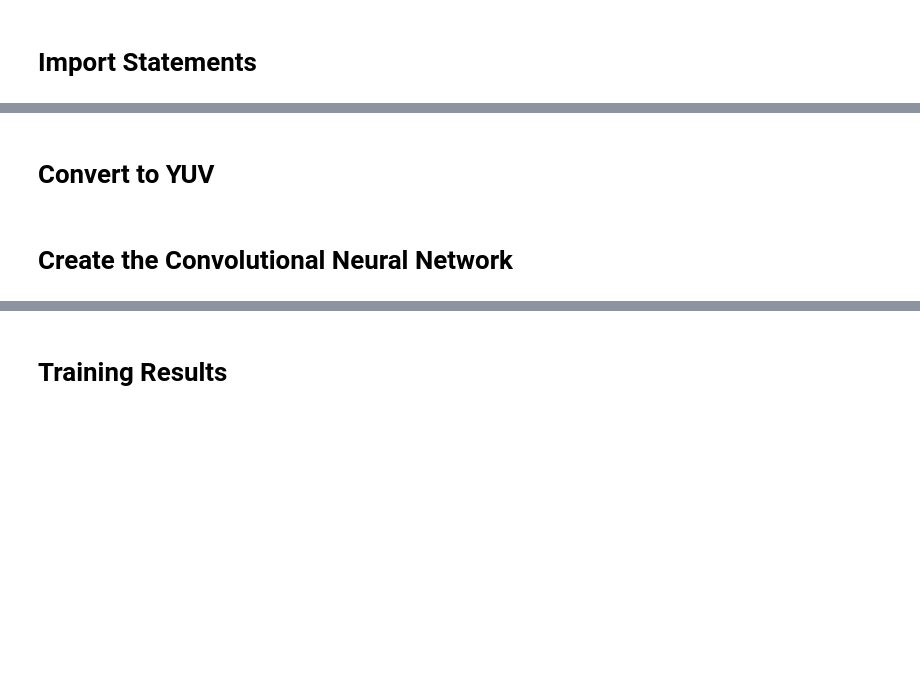
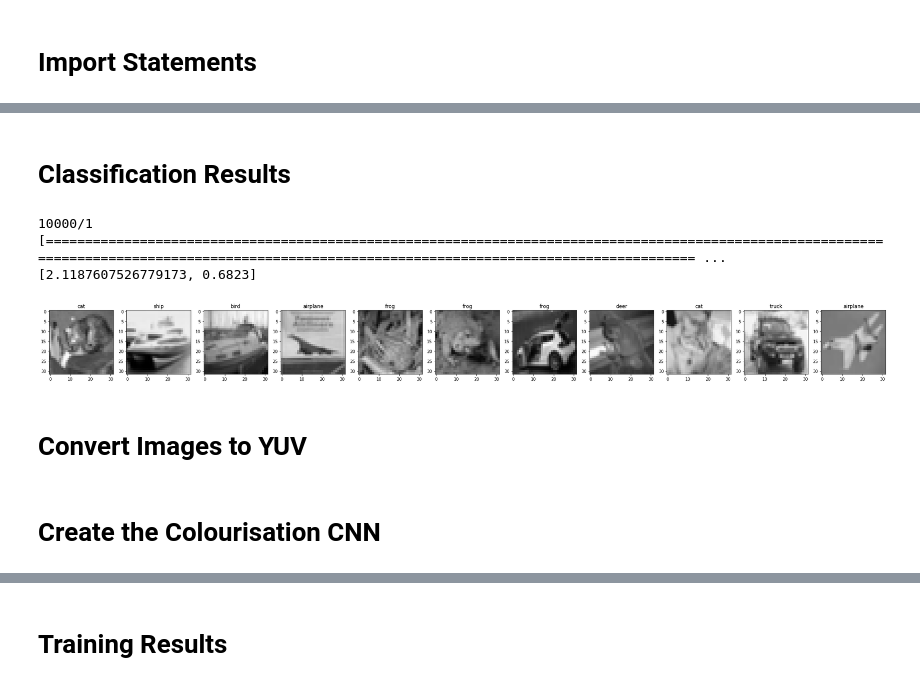
Before and after one commit to conwayjw97/Image-Colourisation-with-Deep-Learning, a Jupyter notebook: src/DeterministicConvNetCifar10.ipynb, the cells around one changed output, grey strips where cells are left out. Drawn from its saved outputs; the diff is of its cells as text; code cells hidden in the pictures; blank space fills up the shorter version.

```diff
--- a/src/DeterministicConvNetCifar10.ipynb
+++ b/src/DeterministicConvNetCifar10.ipynb
@@ -29,6 +29,10 @@ import matplotlib.pyplot as plt
 import numpy as np
 import math
 from scipy.ndimage.filters import gaussian_filter1d
-from tensorflow.keras import datasets, layers, models, backend
+from tensorflow.keras import datasets, layers, models, backend, utils, optimizers
 from tensorflow.keras.preprocessing.image import ImageDataGenerator
+from google.colab import drive
+
+drive.mount("/content/gdrive", force_remount=True)
+base_dir = "/content/gdrive/My Drive/DeterministicConvNetCifar10/"
 # %% [output]
@@ -83,0 +105,3 @@ def imageLoader(images, batch_size):
+# %%
+train_gray_images = tf.image.rgb_to_grayscale(train_images[:IMAGE_COUNT])
+test_gray_images = tf.image.rgb_to_grayscale(test_images[:IMAGE_COUNT])
@@ -84,5 +226,25 @@ def imageLoader(images, batch_size):
+# %% [markdown]
+# Classification Results
+# %%
+print(model.evaluate(test_grey_images, utils.to_categorical(test_labels), batch_size=BATCH_SIZE))
+output = model.predict(test_grey_images)
+
+image_labels = ["airplane", "automobile", "bird", "cat", "deer", "dog", "frog", "horse", "ship", "truck"]
+
+output_count = 11
+
+fig = plt.figure(figsize=(36, 16))
+for i in range(output_count):
+  result = model.predict_classes(tf.expand_dims(test_grey_images[i], 0))
+  fig.add_subplot(1,output_count,i+1)
+  plt.title(image_labels[int(result)])
+  plt.imshow(tf.image.grayscale_to_rgb(test_grey_images[i]))
+# %% [output]
+10000/1 [=============================================================================================================================================================================================== ...
+[2.1187607526779173, 0.6823]
+[figure, added]
 # %% [markdown]
-# Convert to YUV
+# Convert Images to YUV
 # %%
 # Outputs a tensor of the same shape as the images tensor, containing the YUV
 # value of the pixels. The output is only well defined if the value in images
@@ -159,5 +261,5 @@ test_uv = test_yuvImages[:,:,:,1:]
 # %% [markdown]
-# Create the Convolutional Neural Network
+# Create the Colourisation CNN
 # %%
 # Conv2D(filters (number of output filters)
 #           - determine parameter number
```
Also changed, not shown: parts of 26 cells of this notebook.
